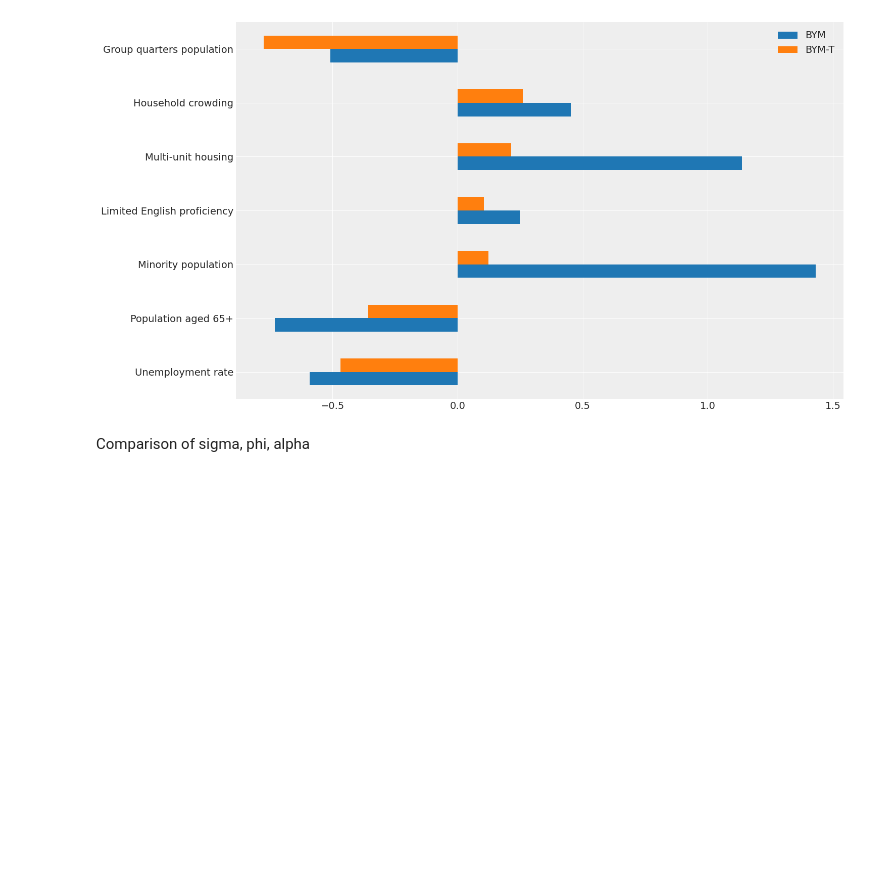
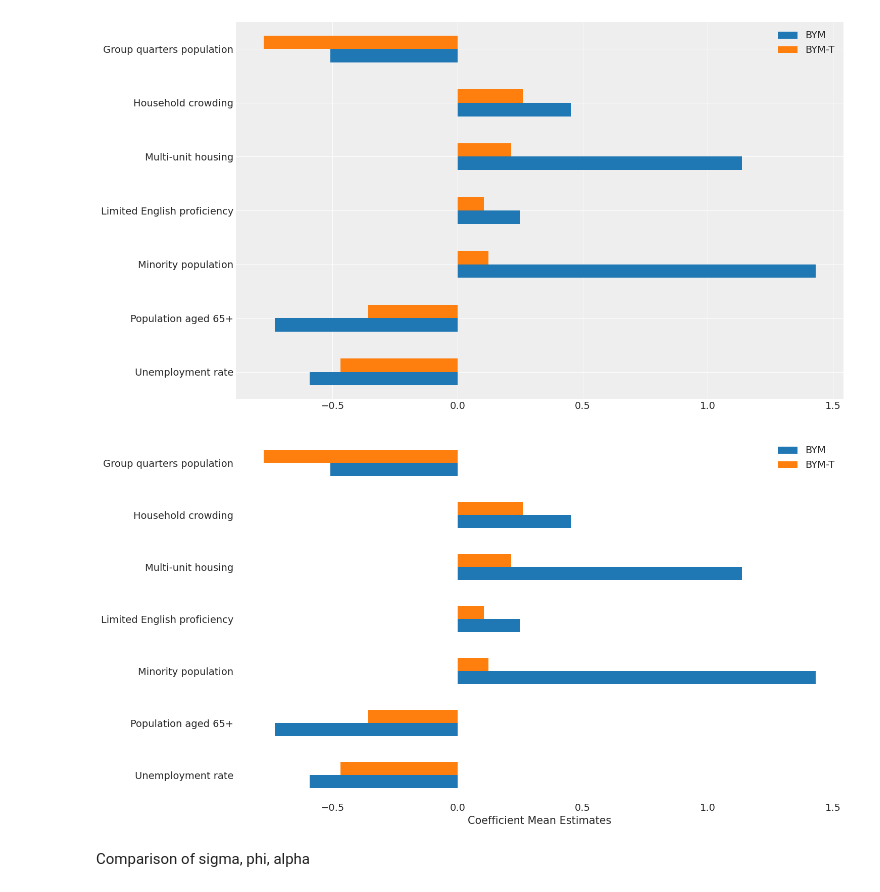
Before and after one commit to hashansl/spatial-risk-tda, a Jupyter notebook: disease_modeling_wv_model_comparison_multiple_variables.ipynb, the cells around one changed output. Cells and saved outputs as stored; diff of their text form; code cells hidden in the pictures; blank space fills up the shorter version.

```diff
--- a/disease_modeling_wv_model_comparison_multiple_variables.ipynb
+++ b/disease_modeling_wv_model_comparison_multiple_variables.ipynb
@@ -1059,5 +1063,28 @@ plt.show()
 # %% [output]
 [figure]
+# %%
+import matplotlib.pyplot as plt
+
+# Assuming comparison_coeff_df is already defined
+ax = comparison_coeff_df.plot(
+    kind='barh',
+    figsize=(15, 8),
+    color=["#1f77b4", "#ff7f0e"]  # blue, orange
+)
+
+# Set the figure and axes background to white
+fig = plt.gcf()
+fig.patch.set_facecolor('white')
+ax.set_facecolor('white')
+
+# Labels and Title
+plt.xlabel('Coefficient Mean Estimates')
+# plt.title('Comparison of Coefficient Estimates Across Models')
+
+plt.tight_layout()
+plt.savefig(os.path.join( save_path, f"coeff_comparison_{state_abb_lower}.png"), bbox_inches='tight', dpi=300)
+# %% [output]
+[figure, added]
 # %% [markdown]
 Comparison of sigma, phi, alpha
 # %%
```
Also changed, not shown: parts of 6 cells of this notebook, 11 other files.
